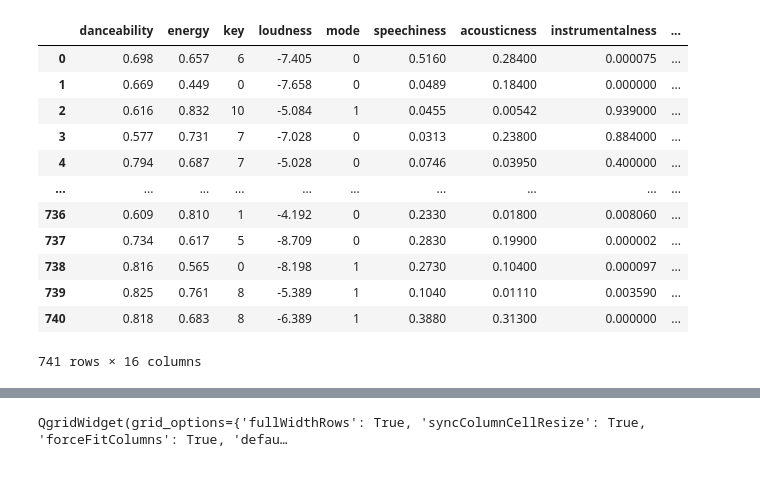
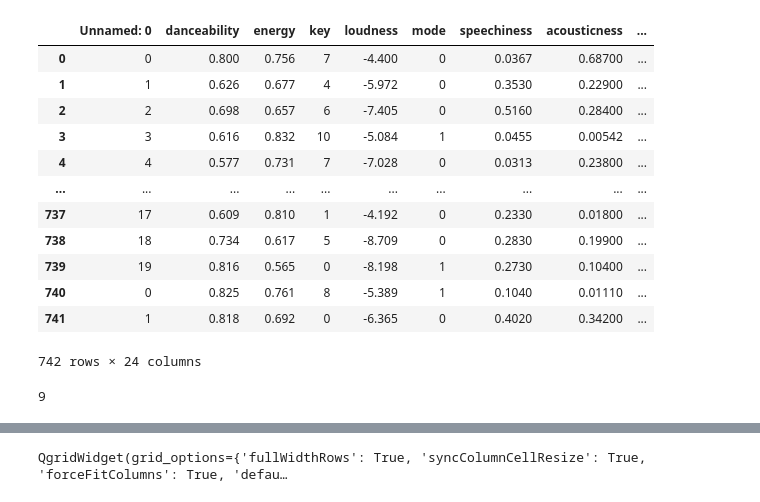
Before and after one commit to GabrieldeBlois/GraphsAndMatching, a Jupyter notebook: src/artous.ipynb, the cells around one changed output, grey strips where cells are left out. Drawn from its saved outputs; the diff is of its cells as text; code cells hidden in the pictures.

```diff
--- a/src/artous.ipynb
+++ b/src/artous.ipynb
@@ -1,23 +1,28 @@
 # %%
 import pandas as pd
 
-df_artous = pd.read_csv("artous.csv")
+df_artous = pd.read_csv("datasets/playlist-artous.csv")
 
 df_artous
 # %% [output]
-|  | danceability | energy | key | loudness | mode | speechiness | acousticness | instrumentalness | ... |
-| 0 | 0.698 | 0.657 | 6 | -7.405 | 0 | 0.5160 | 0.28400 | 0.000075 | ... |
-| 1 | 0.669 | 0.449 | 0 | -7.658 | 0 | 0.0489 | 0.18400 | 0.000000 | ... |
-| 2 | 0.616 | 0.832 | 10 | -5.084 | 1 | 0.0455 | 0.00542 | 0.939000 | ... |
-| 3 | 0.577 | 0.731 | 7 | -7.028 | 0 | 0.0313 | 0.23800 | 0.884000 | ... |
-| 4 | 0.794 | 0.687 | 7 | -5.028 | 0 | 0.0746 | 0.03950 | 0.400000 | ... |
+|  | Unnamed: 0 | danceability | energy | key | loudness | mode | speechiness | acousticness | ... |
+| 0 | 0 | 0.800 | 0.756 | 7 | -4.400 | 0 | 0.0367 | 0.68700 | ... |
+| 1 | 1 | 0.626 | 0.677 | 4 | -5.972 | 0 | 0.3530 | 0.22900 | ... |
+| 2 | 2 | 0.698 | 0.657 | 6 | -7.405 | 0 | 0.5160 | 0.28400 | ... |
+| 3 | 3 | 0.616 | 0.832 | 10 | -5.084 | 1 | 0.0455 | 0.00542 | ... |
+| 4 | 4 | 0.577 | 0.731 | 7 | -7.028 | 0 | 0.0313 | 0.23800 | ... |
 | ... | ... | ... | ... | ... | ... | ... | ... | ... | ... |
-| 736 | 0.609 | 0.810 | 1 | -4.192 | 0 | 0.2330 | 0.01800 | 0.008060 | ... |
-| 737 | 0.734 | 0.617 | 5 | -8.709 | 0 | 0.2830 | 0.19900 | 0.000002 | ... |
-| 738 | 0.816 | 0.565 | 0 | -8.198 | 1 | 0.2730 | 0.10400 | 0.000097 | ... |
-| 739 | 0.825 | 0.761 | 8 | -5.389 | 1 | 0.1040 | 0.01110 | 0.003590 | ... |
-| 740 | 0.818 | 0.683 | 8 | -6.389 | 1 | 0.3880 | 0.31300 | 0.000000 | ... |
+| 737 | 17 | 0.609 | 0.810 | 1 | -4.192 | 0 | 0.2330 | 0.01800 | ... |
+| 738 | 18 | 0.734 | 0.617 | 5 | -8.709 | 0 | 0.2830 | 0.19900 | ... |
+| 739 | 19 | 0.816 | 0.565 | 0 | -8.198 | 1 | 0.2730 | 0.10400 | ... |
+| 740 | 0 | 0.825 | 0.761 | 8 | -5.389 | 1 | 0.1040 | 0.01110 | ... |
+| 741 | 1 | 0.818 | 0.692 | 0 | -6.365 | 0 | 0.4020 | 0.34200 | ... |
-741 rows × 16 columns
+742 rows × 24 columns
+# %%
+nb_genres = len(df_artous["principal_genre"].drop_duplicates())
+nb_genres
+# %% [output]
+9
 # %%
 interestingColumns = ['danceability', 'energy', 'speechiness', 'acousticness', 'instrumentalness', 'valence', 'added_at']
 df_saved_tracks_timeIndex = df_artous
```
Also changed, not shown: parts of 15 cells of this notebook, 1 other file.
